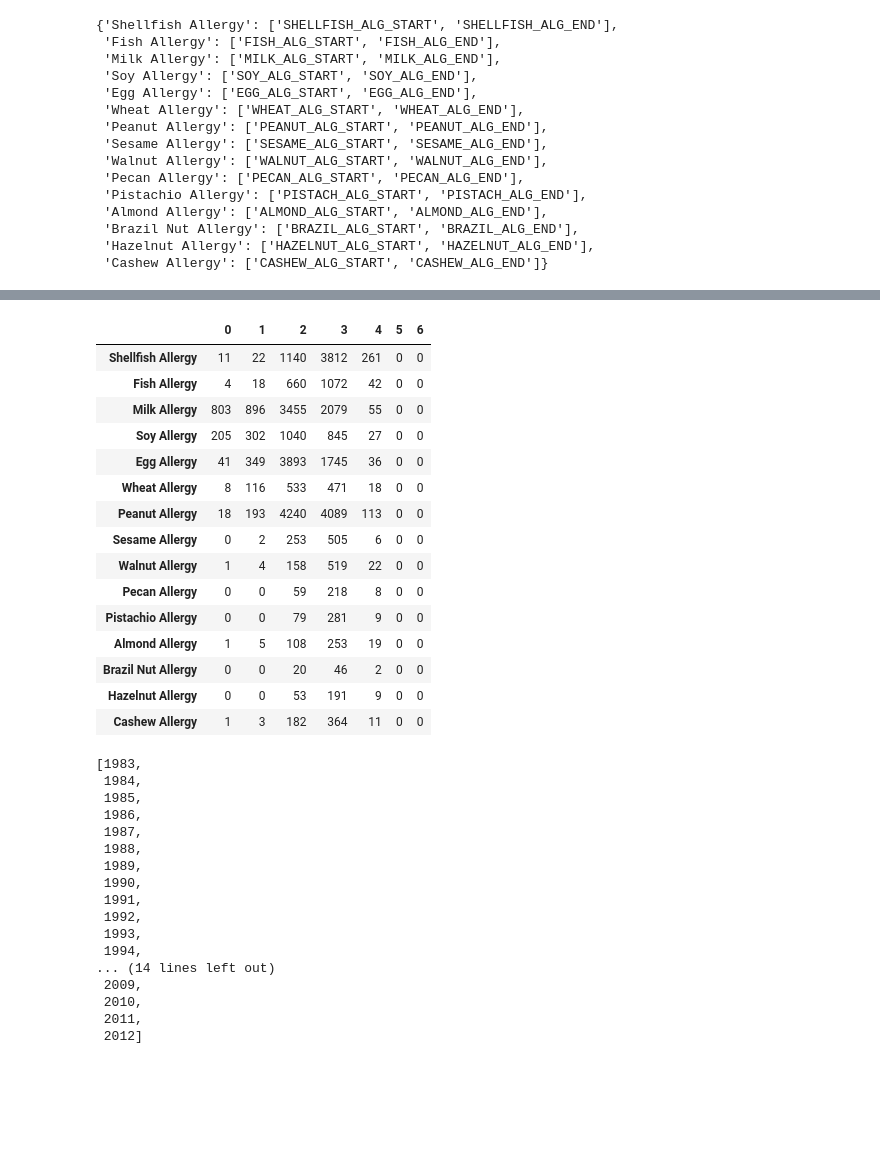
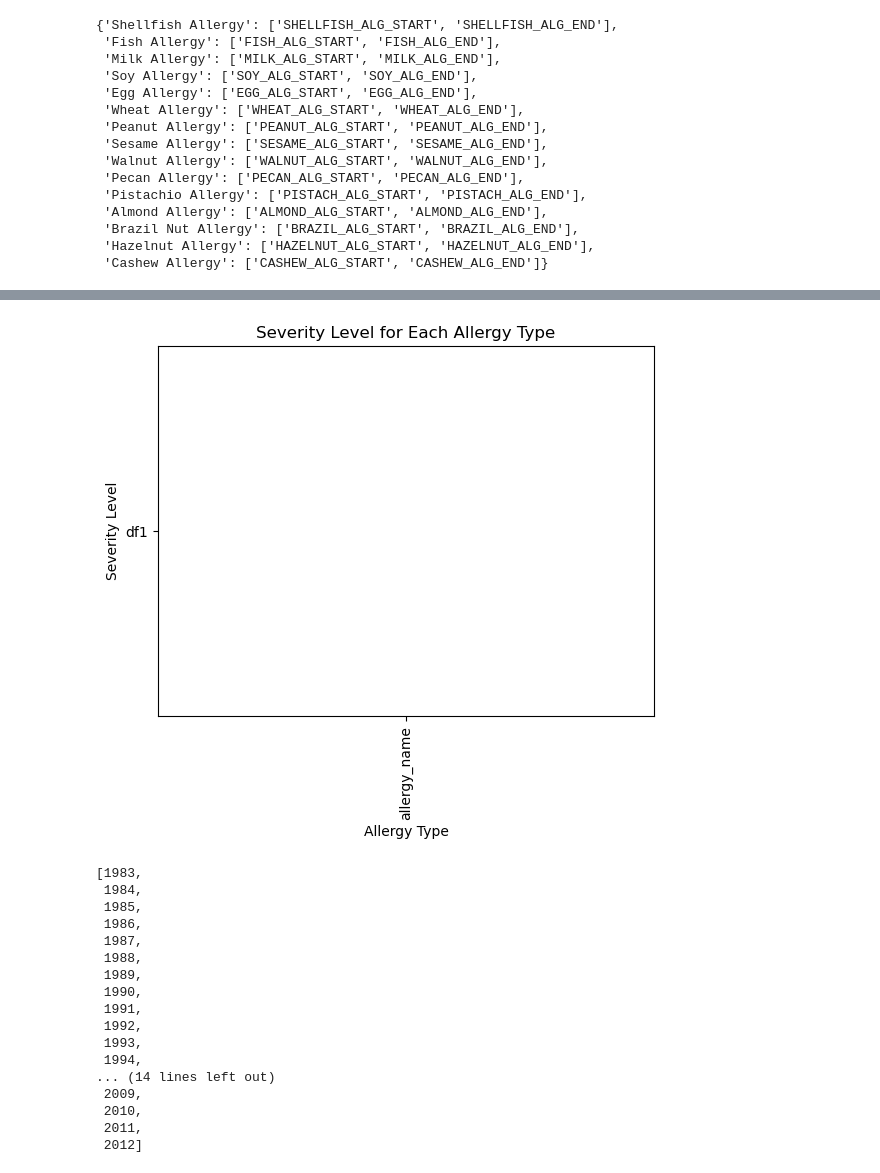
Before and after one commit to rbeebe1/project_01_group_01, a Jupyter notebook: app.ipynb, the cells around one changed output, grey strips where cells are left out. Cells and saved outputs as stored; diff of their text form; code cells hidden in the pictures; blank space fills up the shorter version.

```diff
--- a/app.ipynb
+++ b/app.ipynb
@@ -157,32 +153,26 @@ totalAllergen_df.sort_values(by="Number of Cases", ascending=False)
 # %%
 allergy_name = []
 allergy_severity_df = pd.DataFrame()
 
 for keys, values in allergyDict.items():
     allergy_name.append(keys)
     df = pd.DataFrame(food_allergy_clean.groupby(allergyDict[keys][0]).size())
     df1 = df.T
     allergy_severity_df = pd.concat([allergy_severity_df, df1])
 
 allergy_severity_df.index=allergy_name
 allergy_severity_df
+
+plt.xlabel("Allergy Type")
+plt.ylabel("Severity Level")
+plt.xticks(rotation=90)
+plt.title ("Severity Level for Each Allergy Type")
+#allergy_severity_df = totalAllergen_df.sort_values('Number of Cases')
+plt.bar('allergy_name', 'df1', data=allergy_severity_df, color='orange')
+#plt.bar (totalAllergen_df["Allergy"], totalAllergen_df["Number of Cases"] )
+plt.show()
 # %% [output]
-|  | 0 | 1 | 2 | 3 | 4 | 5 | 6 |
-| Shellfish Allergy | 11 | 22 | 1140 | 3812 | 261 | 0 | 0 |
-| Fish Allergy | 4 | 18 | 660 | 1072 | 42 | 0 | 0 |
-| Milk Allergy | 803 | 896 | 3455 | 2079 | 55 | 0 | 0 |
-| Soy Allergy | 205 | 302 | 1040 | 845 | 27 | 0 | 0 |
-| Egg Allergy | 41 | 349 | 3893 | 1745 | 36 | 0 | 0 |
-| Wheat Allergy | 8 | 116 | 533 | 471 | 18 | 0 | 0 |
-| Peanut Allergy | 18 | 193 | 4240 | 4089 | 113 | 0 | 0 |
-| Sesame Allergy | 0 | 2 | 253 | 505 | 6 | 0 | 0 |
-| Walnut Allergy | 1 | 4 | 158 | 519 | 22 | 0 | 0 |
-| Pecan Allergy | 0 | 0 | 59 | 218 | 8 | 0 | 0 |
-| Pistachio Allergy | 0 | 0 | 79 | 281 | 9 | 0 | 0 |
-| Almond Allergy | 1 | 5 | 108 | 253 | 19 | 0 | 0 |
-| Brazil Nut Allergy | 0 | 0 | 20 | 46 | 2 | 0 | 0 |
-| Hazelnut Allergy | 0 | 0 | 53 | 191 | 9 | 0 | 0 |
-| Cashew Allergy | 1 | 3 | 182 | 364 | 11 | 0 | 0 |
+[figure, added]
 # %%
 birth_years = [2006, 1994, 2004, 2005, 2003, 1999, 1997, 2001, 1990, 1993, 2002,
        2000, 1995, 1998, 1992, 1996, 1987, 1991, 1985, 1989, 1988, 2008,
```
Also changed, not shown: parts of 10 cells of this notebook.
